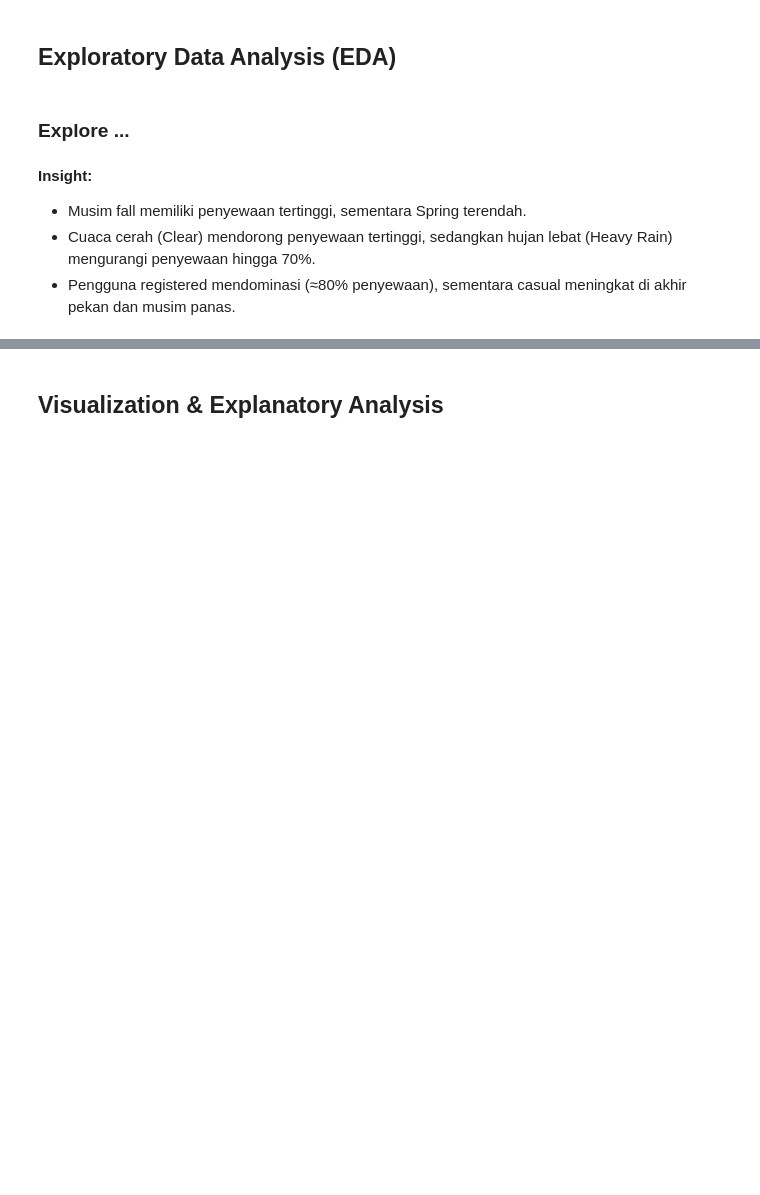
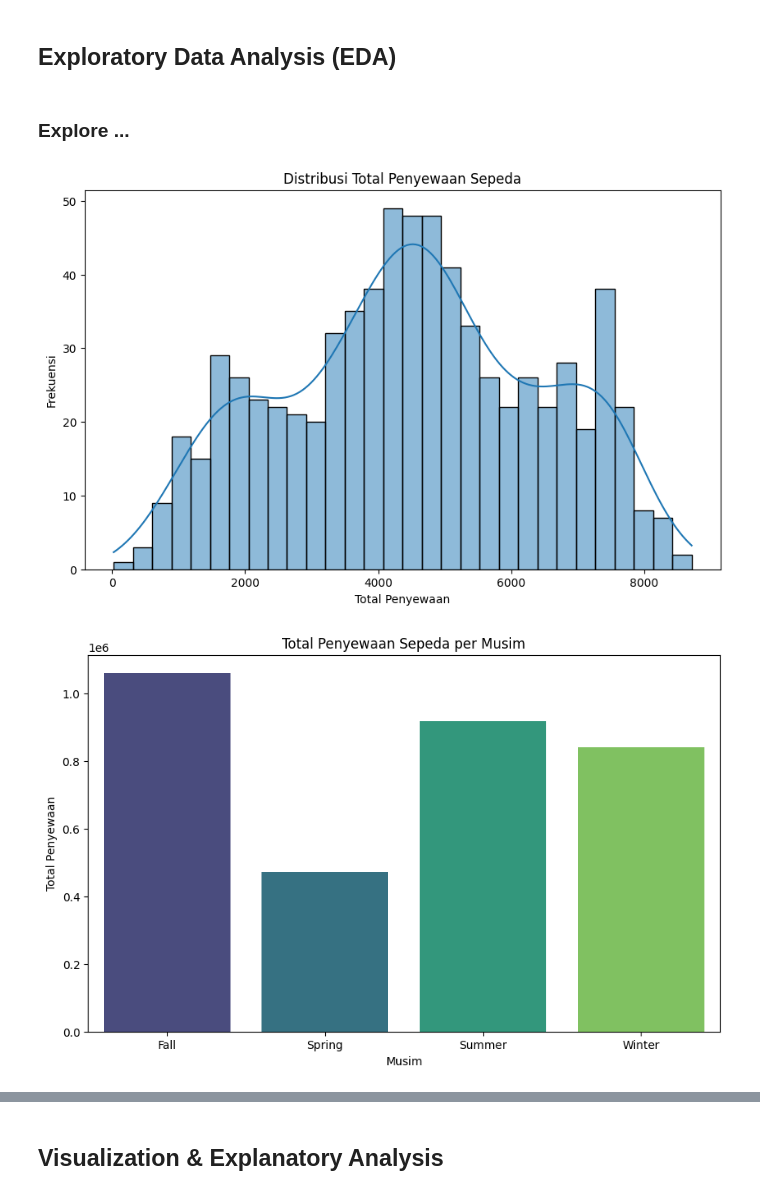
Before and after one commit to rifqiiabdan/Bike-Sharing-Analysis-Project, a Jupyter notebook: notebook/analysis.ipynb, the cells around one changed output, grey strips where cells are left out. Cells and saved outputs as stored; diff of their text form; code cells hidden in the pictures; blank space fills up the shorter version.

```diff
--- a/notebook/analysis.ipynb
+++ b/notebook/analysis.ipynb
@@ -113,5 +91,27 @@ seasonal_analysis = day_df.groupby('season').agg({
-# %% [markdown]
-**Insight:**
-- Musim fall memiliki penyewaan tertinggi, sementara Spring terendah.
-- Cuaca cerah (Clear) mendorong penyewaan tertinggi, sedangkan hujan lebat (Heavy Rain) mengurangi penyewaan hingga 70%.
-- Pengguna registered mendominasi (≈80% penyewaan), sementara casual meningkat di akhir pekan dan musim panas.
+# %%
+# Distribusi total penyewaan sepeda
+plt.figure(figsize=(10, 6))
+sns.histplot(df['cnt'], bins=30, kde=True)
+plt.title('Distribusi Total Penyewaan Sepeda')
+plt.xlabel('Total Penyewaan')
+plt.ylabel('Frekuensi')
+plt.show()
+
+# Hubungan antara musim dan total penyewaan
+seasonal_total = df.groupby('season')['cnt'].sum().reset_index()
+plt.figure(figsize=(10, 6))
+sns.barplot(x='season', y='cnt', data=seasonal_total, palette='viridis')
+plt.title('Total Penyewaan Sepeda per Musim')
+plt.xlabel('Musim')
+plt.ylabel('Total Penyewaan')
+plt.show()
+
+# Korelasi antara variabel numerik
+corr_matrix = df[['temp', 'atemp', 'hum', 'windspeed', 'cnt']].corr()
+plt.figure(figsize=(10, 6))
+sns.heatmap(corr_matrix, annot=True, cmap='coolwarm')
+plt.title('Heatmap Korelasi Variabel Numerik')
+plt.show()
+# %% [output]
+[figure, added]
+[figure, added]
```
Also changed, not shown: parts of 21 cells of this notebook, 2 other files.
